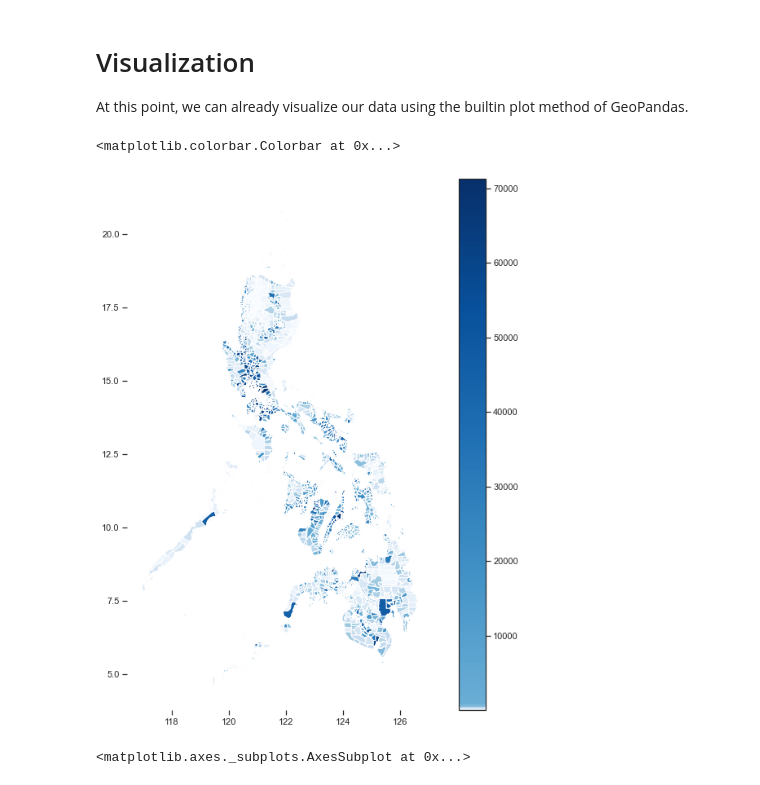
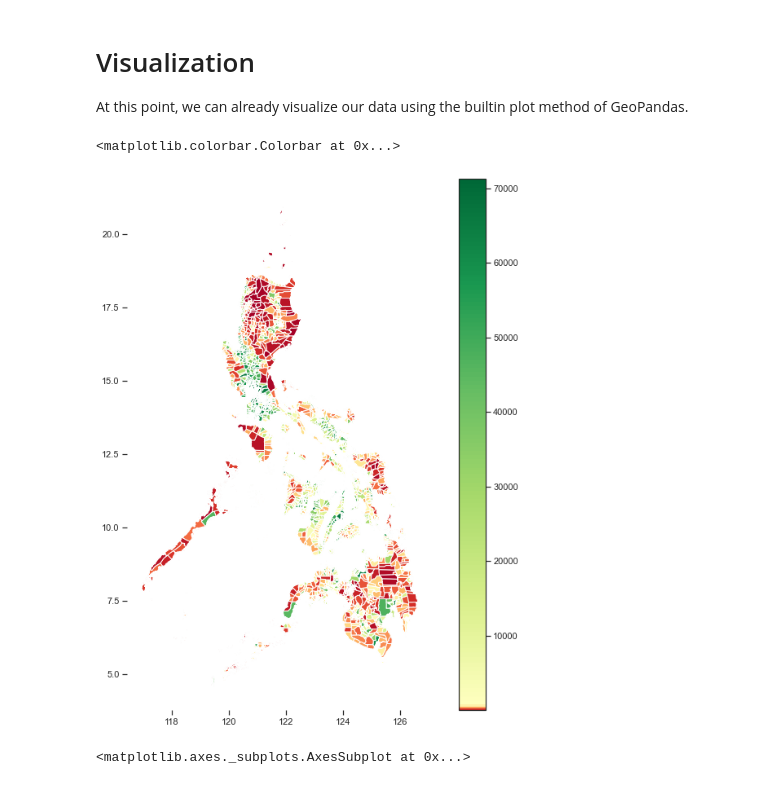
Before and after one commit to francisadrianviernes/GeoVisualization, a Jupyter notebook: Visualizing Philippine's Population Density.ipynb, the cells around one changed output. Saved outputs shown, nothing was run; the diff lists cells and outputs as text; code cells hidden in the pictures.

```diff
--- a/Visualizing Philippine's Population Density.ipynb
+++ b/Visualizing Philippine's Population Density.ipynb
@@ -569,31 +569,31 @@ At this point, we can already visualize our data using the builtin plot method o
 # %%
 import mapclassify
 k = 1600
-cmap = 'Blues'
+cmap = 'RdYlGn'
 figsize=(12,12)
 scheme= 'Quantiles'
 
 ax = merged_df.plot(column='Density_sqkms', cmap=cmap, figsize=figsize,
                           scheme=scheme, k=k, legend=False)
 
 ax.spines['top'].set_visible(False)
 ax.spines['right'].set_visible(False)
 ax.spines['bottom'].set_visible(False)
 ax.spines['left'].set_visible(False)
 
 #Adding Colorbar for legibility
 # normalize color
 vmin, vmax, vcenter = merged_df.Density_sqkms.min(), merged_df.Density_sqkms.max(), merged_df.Density_sqkms.mean()
 divnorm = colors.TwoSlopeNorm (vmin=vmin, vcenter=vcenter, vmax=vmax)
 
 
 # create a normalized colorbar
 cbar = plt.cm.ScalarMappable(norm=divnorm, cmap=cmap)
 fig.colorbar(cbar, ax=ax)
 # plt.show()
 # %% [output]
 <matplotlib.colorbar.Colorbar at 0x...>
-[figure, old version]
+[figure, new version]
 # %%
 # To create a chloropleth
 # %%
```
Also changed, not shown: parts of 1 cell of this notebook, 1 other file.
